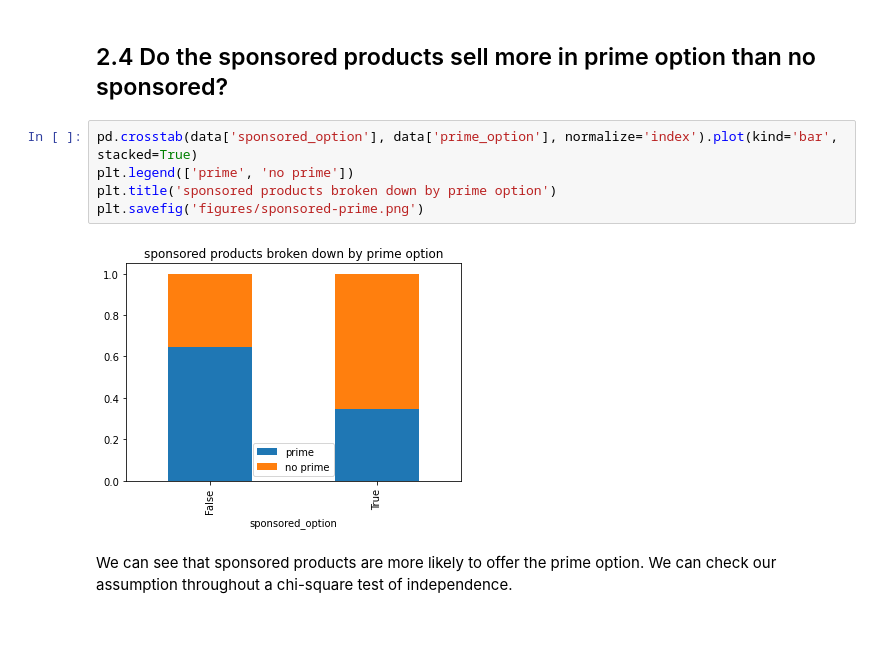
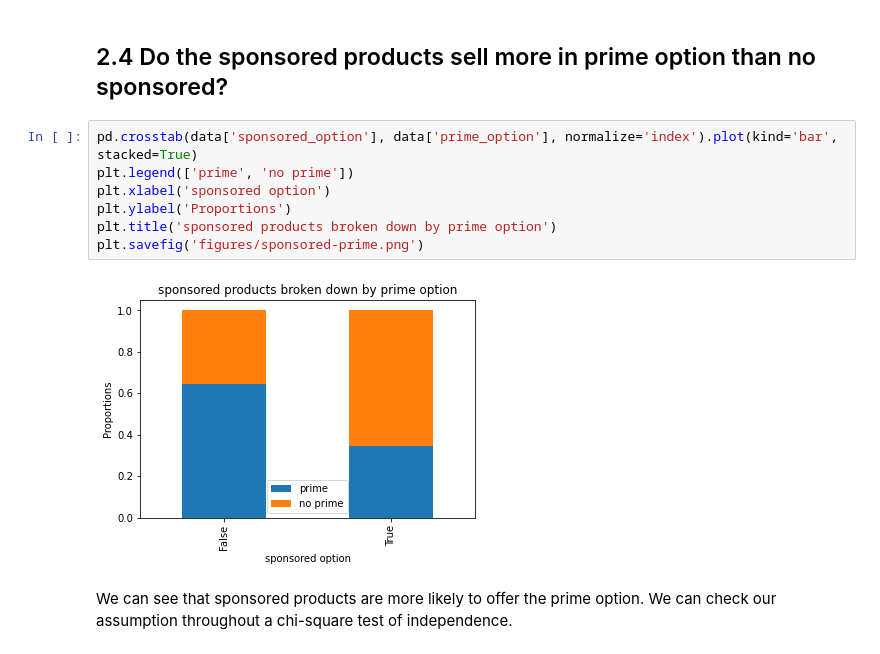
Before and after one commit to danielp2797/Amazon-Prime-Classification-Model, a Jupyter notebook: notebooks/2-exploratoy-analsys.ipynb, the cells around one changed output. Saved outputs shown, nothing was run; the diff lists cells and outputs as text.

```diff
--- a/notebooks/2-exploratoy-analsys.ipynb
+++ b/notebooks/2-exploratoy-analsys.ipynb
@@ -180,10 +184,12 @@ We can see that the higher the category rank, the less proportion of prime optio
 # %%
 pd.crosstab(data['sponsored_option'], data['prime_option'], normalize='index').plot(kind='bar', stacked=True)
 plt.legend(['prime', 'no prime'])
+plt.xlabel('sponsored option')
+plt.ylabel('Proportions')
 plt.title('sponsored products broken down by prime option')
 plt.savefig('figures/sponsored-prime.png')
 # %% [output]
-[figure, old version]
+[figure, new version]
 # %% [markdown]
 We can see that sponsored products are more likely to offer the prime option. We can check our assumption throughout a chi-square test of independence.
 # %%
```
Also changed, not shown: parts of 2 cells of this notebook, 1 other file.
